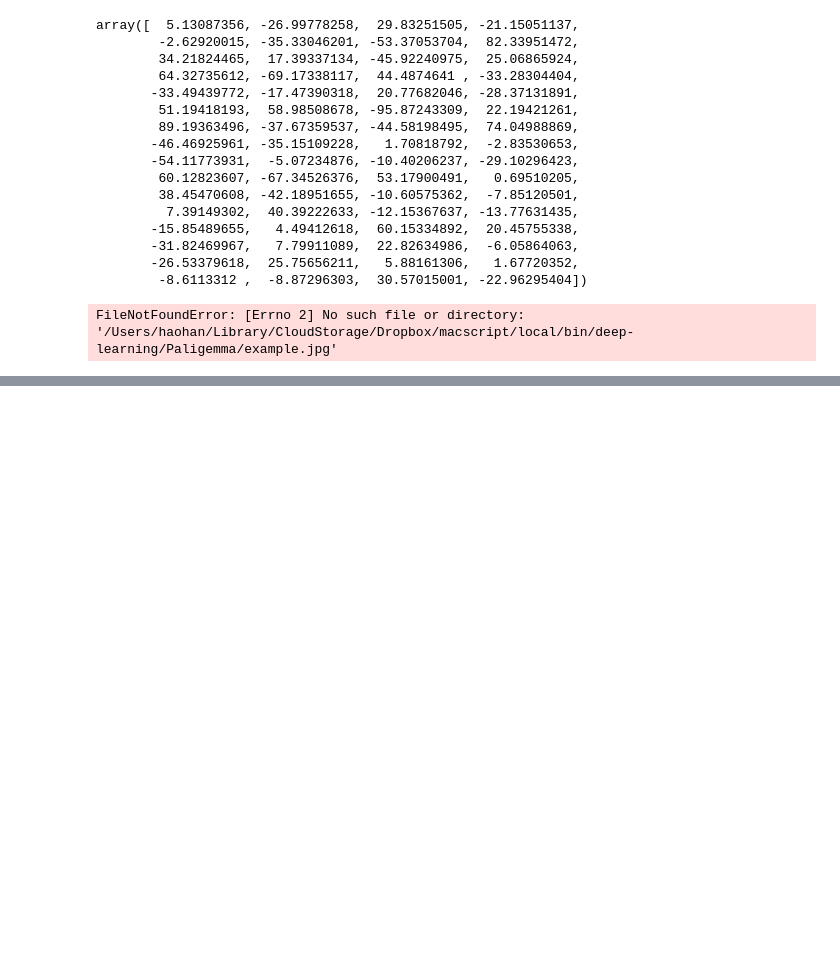
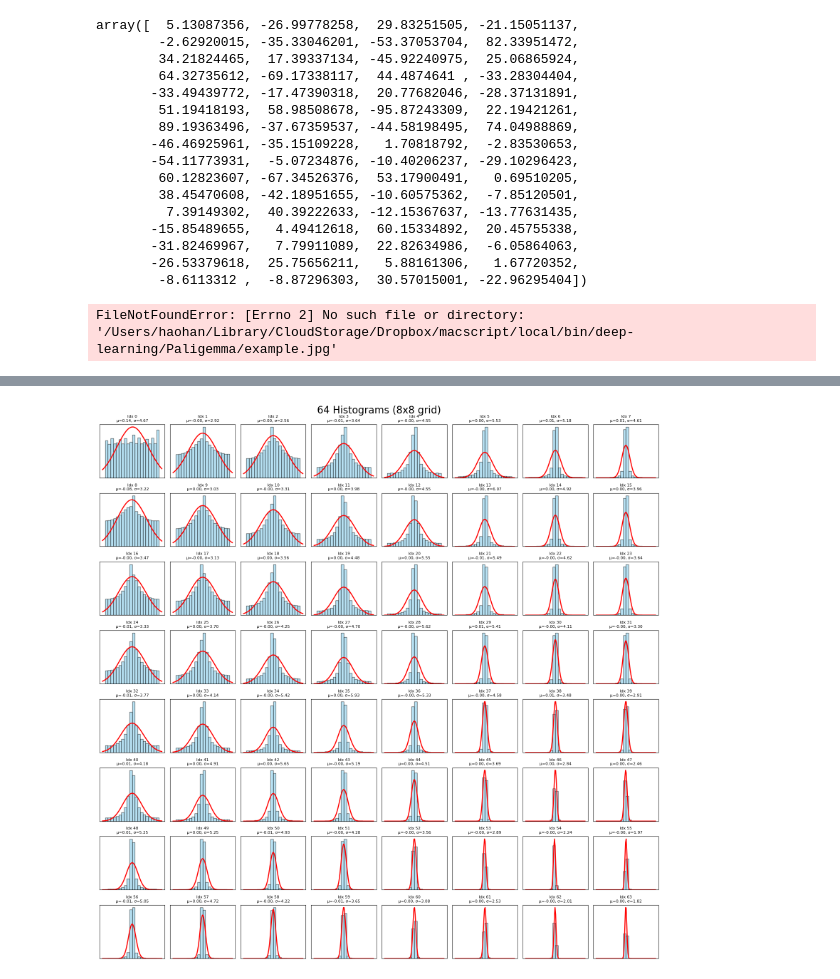
Before and after one commit to xiaonengmiao/Paligemma, a Jupyter notebook: test.ipynb, the cells around one changed output, grey strips where cells are left out. Saved outputs shown, nothing was run; the diff lists cells and outputs as text; code cells hidden in the pictures; blank space fills up the shorter version.

```diff
--- a/test.ipynb
+++ b/test.ipynb
@@ -186,0 +304,3 @@ FileNotFoundError: [Errno 2] No such file or directory: '/Users/haohan/Library/C
+# %%
+distance_blocks = get_distance()
+len(distance_blocks)
@@ -186,0 +364,28 @@ FileNotFoundError: [Errno 2] No such file or directory: '/Users/haohan/Library/C
+# %%
+import numpy as np
+import matplotlib.pyplot as plt
+from scipy import stats
+
+values = []
+for i in range(8):
+    for j in range(8):
+        values.append(np.array([distance_blocks[0][k][i][j] for k in range(len(distance_blocks[0]))]))
+fig, axes = plt.subplots(8, 8, figsize=(16, 16))
+fig.suptitle("64 Histograms (8x8 grid)", fontsize=20)
+for idx, ax in enumerate(axes.flat):
+    data = values[idx]
+    ax.hist(data, bins=20, density=True, alpha=0.6, color="skyblue", edgecolor="black")
+    # Overlay Gaussian fit
+    mu, std = stats.norm.fit(data)
+    xmin, xmax = ax.get_xlim()
+    x = np.linspace(xmin, xmax, 100)
+    p = stats.norm.pdf(x, mu, std)
+    ax.plot(x, p, 'r', linewidth=2)
+    ax.set_title(f"Idx {idx}\nμ={mu:.2f}, σ={std:.2f}", fontsize=8)
+    ax.set_xticks([])
+    ax.set_yticks([])
+
+plt.tight_layout()
+plt.show()
+# %% [output]
+[figure, added]
```
Also changed, not shown: parts of 9 cells of this notebook, 1 other file.
